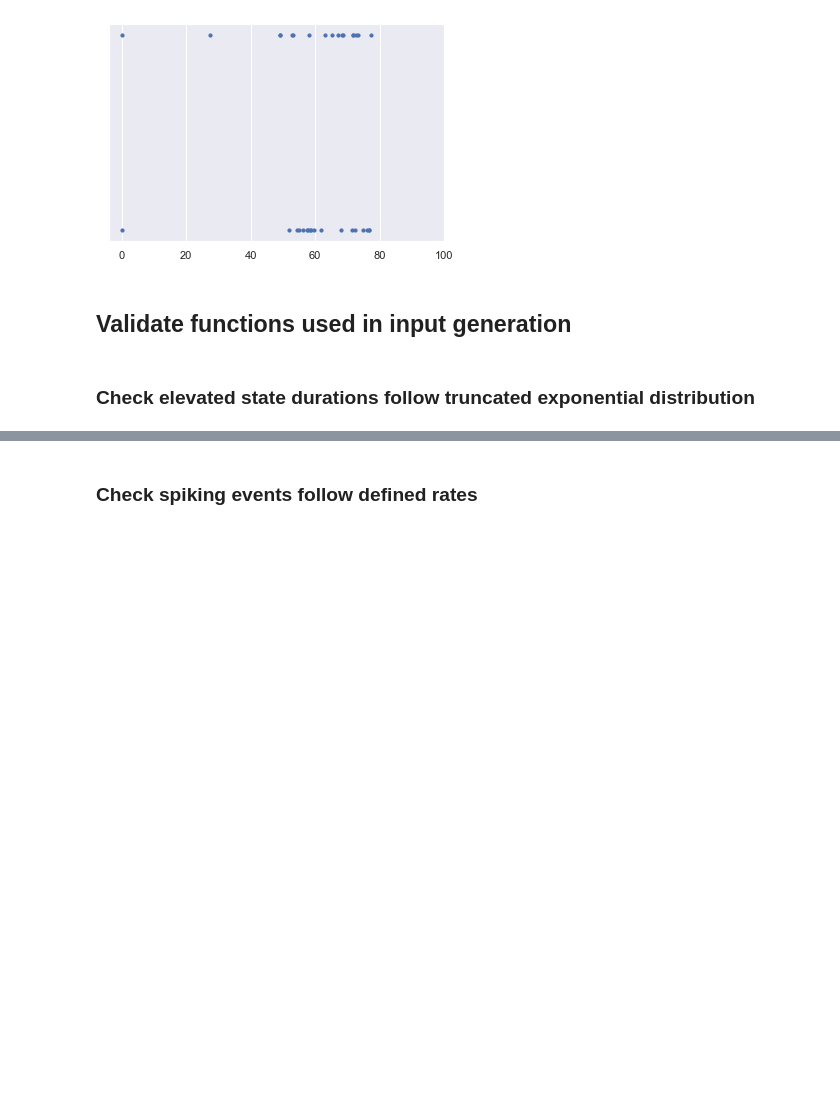
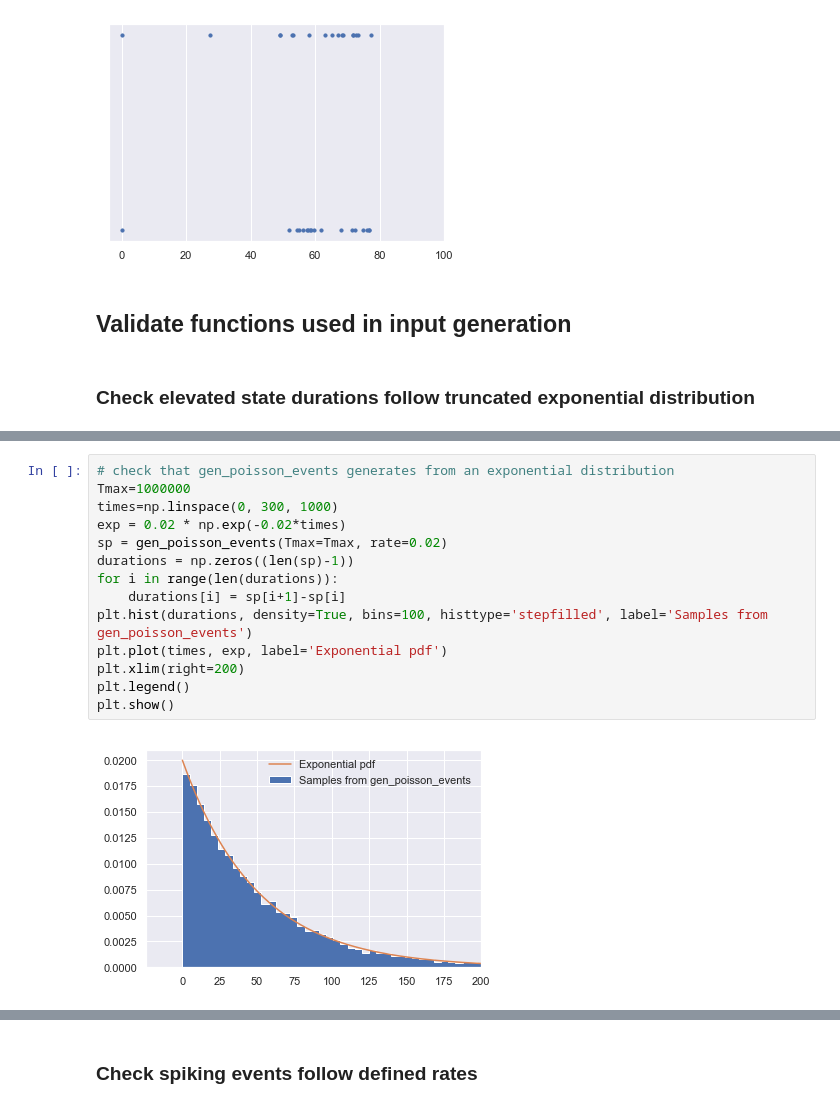
Before and after one commit to eap40/iib-neuro-proj, a Jupyter notebook: iib-testing.ipynb, the cells around one changed output, grey strips where cells are left out. Cells and saved outputs as stored; diff of their text form; blank space fills up the shorter version.

```diff
--- a/iib-testing.ipynb
+++ b/iib-testing.ipynb
@@ -253,0 +237,16 @@ plt.show()
+# %%
+# check that gen_poisson_events generates from an exponential distribution
+Tmax=1000000
+times=np.linspace(0, 300, 1000)
+exp = 0.02 * np.exp(-0.02*times)
+sp = gen_poisson_events(Tmax=Tmax, rate=0.02)
+durations = np.zeros((len(sp)-1))
+for i in range(len(durations)):
+    durations[i] = sp[i+1]-sp[i]
+plt.hist(durations, density=True, bins=100, histtype='stepfilled', label='Samples from gen_poisson_events')
+plt.plot(times, exp, label='Exponential pdf')
+plt.xlim(right=200)
+plt.legend()
+plt.show()
+# %% [output]
+[figure, added]
```
Also changed, not shown: parts of 22 cells of this notebook.
